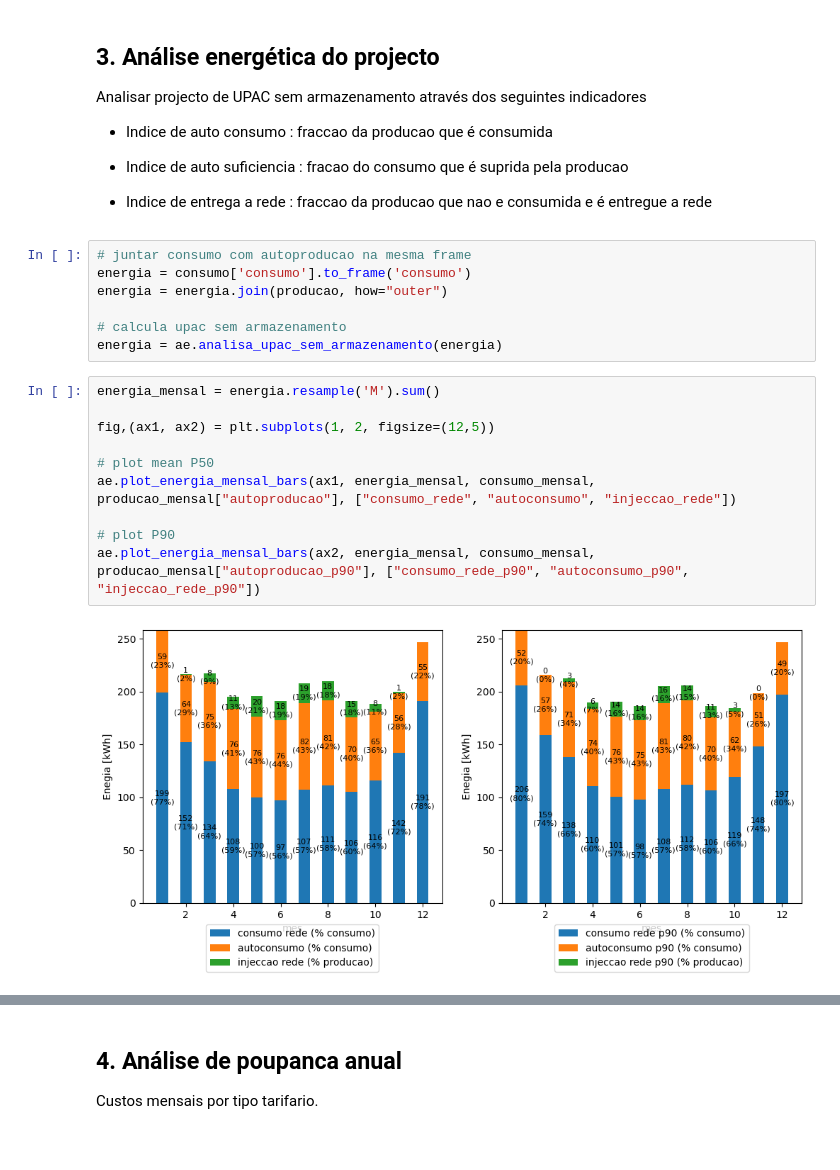
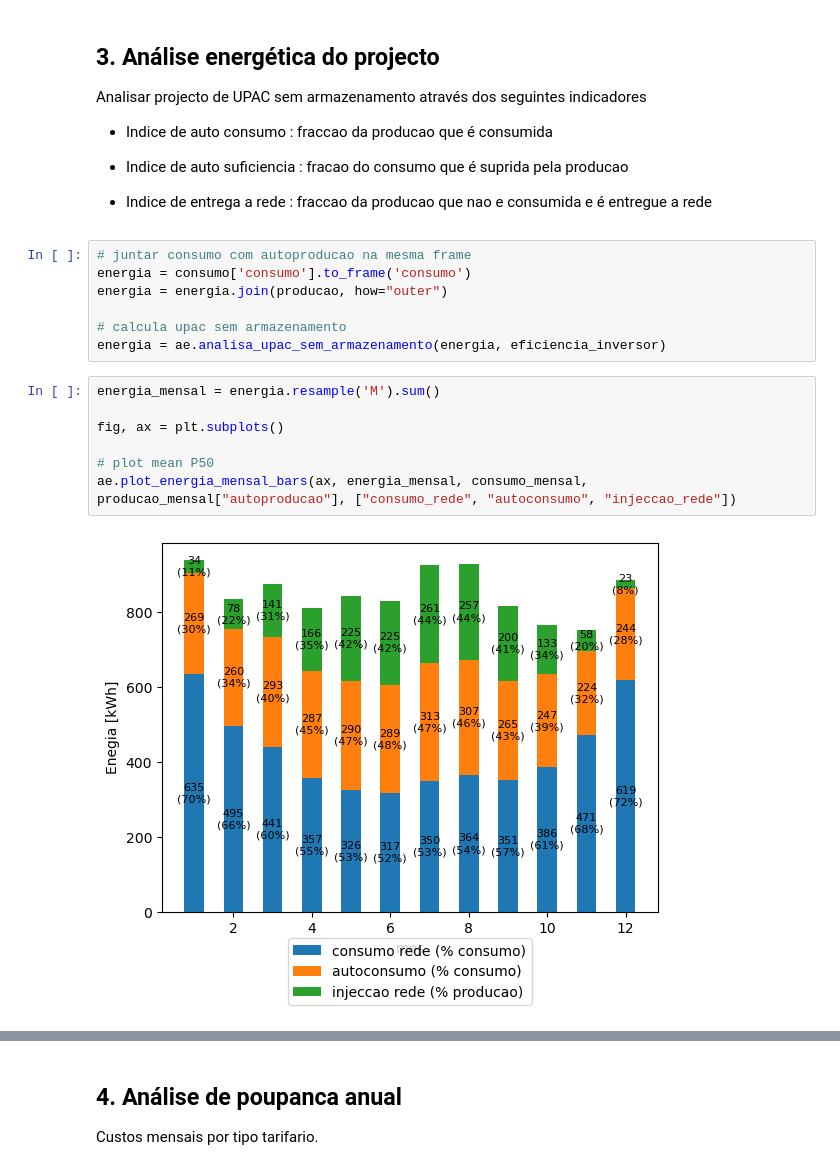
Before and after one commit to mig-l-f/ao-sol, a Jupyter notebook: docs/exemplos/Analise_UPAC.ipynb, the cells around one changed output, grey strips where cells are left out. Saved outputs shown, nothing was run; the diff lists cells and outputs as text.

```diff
--- a/docs/exemplos/Analise_UPAC.ipynb
+++ b/docs/exemplos/Analise_UPAC.ipynb
@@ -152,17 +151,14 @@ energia = consumo['consumo'].to_frame('consumo')
 energia = energia.join(producao, how="outer")
 
 # calcula upac sem armazenamento
-energia = ae.analisa_upac_sem_armazenamento(energia)
+energia = ae.analisa_upac_sem_armazenamento(energia, eficiencia_inversor)
 # %%
 energia_mensal = energia.resample('M').sum()
 
-fig,(ax1, ax2) = plt.subplots(1, 2, figsize=(12,5))
+fig, ax = plt.subplots()
 
 # plot mean P50
-ae.plot_energia_mensal_bars(ax1, energia_mensal, consumo_mensal, producao_mensal["autoproducao"], ["consumo_rede", "autoconsumo", "injeccao_rede"])
-
-# plot P90
-ae.plot_energia_mensal_bars(ax2, energia_mensal, consumo_mensal, producao_mensal["autoproducao_p90"], ["consumo_rede_p90", "autoconsumo_p90", "injeccao_rede_p90"])
+ae.plot_energia_mensal_bars(ax, energia_mensal, consumo_mensal, producao_mensal["autoproducao"], ["consumo_rede", "autoconsumo", "injeccao_rede"])
 # %% [output]
-[figure, old version]
+[figure, new version]
 # %%
```
Also changed, not shown: parts of 24 cells of this notebook, 16 other files.
